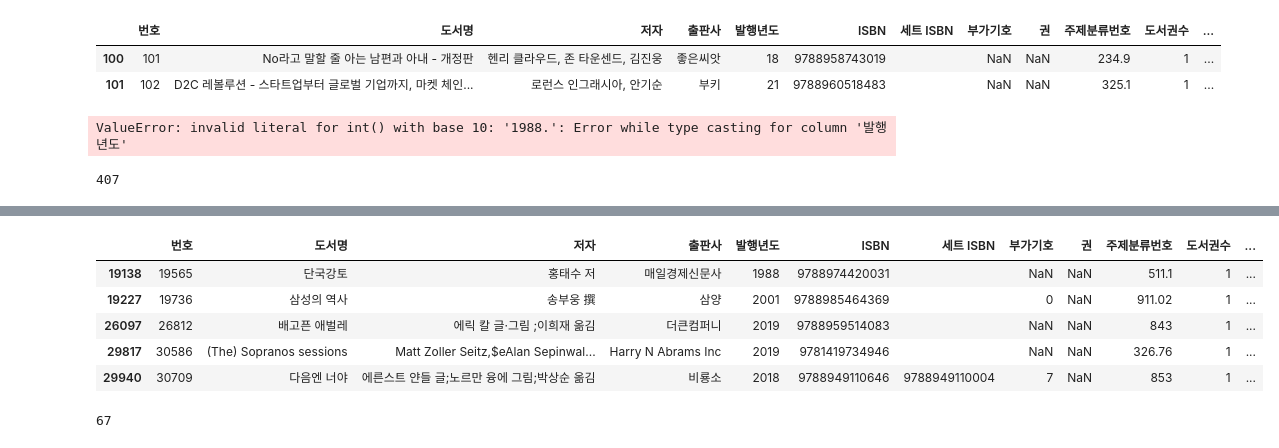
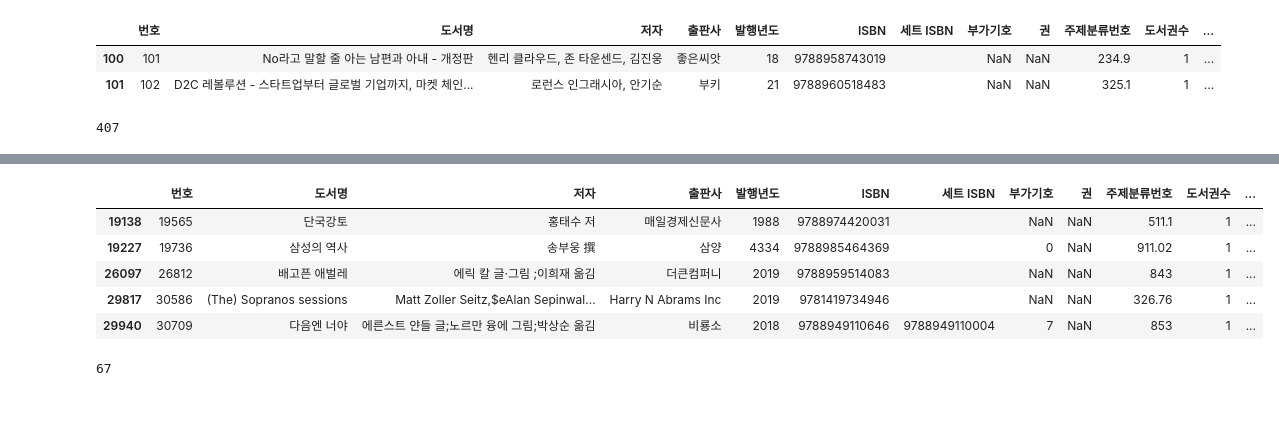
Before and after one commit to hyeonn-06/data_analysis, a Jupyter notebook: ch03_2.ipynb, the cells around one changed output, grey strips where cells are left out. Drawn from its saved outputs; the diff is of its cells as text; code cells hidden in the pictures; blank space fills up the shorter version.

```diff
--- a/ch03_2.ipynb
+++ b/ch03_2.ipynb
@@ -229,9 +229,7 @@ ns_book4.replace({'저자': {r'(.*)\s\(지은이\)(.*)\s\(옮긴이\)': r'\1\2'}
 # %%
 # 잘못된 값 수정
 # 오류 발생 : '1988.' 숫자가 아닌 문자가 포함되어있음
-ns_book4.astype({'발행년도': 'int64'})
+# ns_book4.astype({'발행년도': 'int64'})
-# %% [output]
-ValueError: invalid literal for int() with base 10: '1988.': Error while type casting for column '발행년도'
 # %%
 # contains() : 주어진 문자열이 포함된 모든 문자열을 찾음
 ns_book4['발행년도'].str.contains('1988').sum()
@@ -252,12 +250,14 @@ ns_book4[invalid_number].head()
 | 29817 | 30586 | (The) Sopranos sessions | Matt Zoller Seitz,$eAlan Sepinwal... | Harry N Abrams Inc | 2019. | 9781419734946 |  | NaN | NaN | 326.76 | 1 | ... |
 | 29940 | 30709 | 다음엔 너야 | 에른스트 얀들 글;노르만 융에 그림;박상순 옮김 | 비룡소 | 2018. | 9788949110646 | 9788949110004 | 7 | NaN | 853 | 1 | ... |
 # %%
-ns_book5 = ns_book4.replace({r'발행년도': r'.*(\d{4}).*'}, r'\1', regex=True)
+# 단기4334[2001]에서 .*(\d{4}).* -> 2001 / 정규표현식의 탐욕적 특성(가능한 많이 매칭하려고 함)
+# 단기4334[2001]에서 .*?(\d{4}).* -> 4334 / ?를 추가함으로써 비탐욕적 특성(가능한 적게 매칭하려고 함)으로 변경
+ns_book5 = ns_book4.replace({r'발행년도': r'.*?(\d{4}).*'}, r'\1', regex=True)
 ns_book5[invalid_number].head()
 # %% [output]
 |  | 번호 | 도서명 | 저자 | 출판사 | 발행년도 | ISBN | 세트 ISBN | 부가기호 | 권 | 주제분류번호 | 도서권수 | ... |
 | 19138 | 19565 | 단국강토 | 홍태수 저 | 매일경제신문사 | 1988 | 9788974420031 |  | NaN | NaN | 511.1 | 1 | ... |
-| 19227 | 19736 | 삼성의 역사 | 송부웅 撰 | 삼양 | 2001 | 9788985464369 |  | 0 | NaN | 911.02 | 1 | ... |
+| 19227 | 19736 | 삼성의 역사 | 송부웅 撰 | 삼양 | 4334 | 9788985464369 |  | 0 | NaN | 911.02 | 1 | ... |
 | 26097 | 26812 | 배고픈 애벌레 | 에릭 칼 글·그림 ;이희재 옮김 | 더큰컴퍼니 | 2019 | 9788959514083 |  | NaN | NaN | 843 | 1 | ... |
 | 29817 | 30586 | (The) Sopranos sessions | Matt Zoller Seitz,$eAlan Sepinwal... | Harry N Abrams Inc | 2019 | 9781419734946 |  | NaN | NaN | 326.76 | 1 | ... |
 | 29940 | 30709 | 다음엔 너야 | 에른스트 얀들 글;노르만 융에 그림;박상순 옮김 | 비룡소 | 2018 | 9788949110646 | 9788949110004 | 7 | NaN | 853 | 1 | ... |
```
Also changed, not shown: parts of 10 cells of this notebook.
